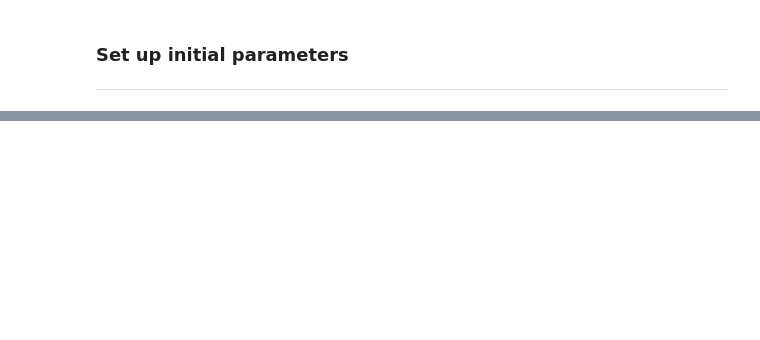
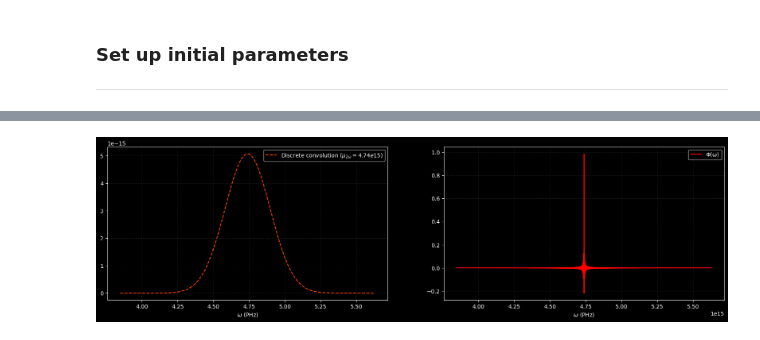
Before and after one commit to jusrojasrod/SHG-and-PDC-simulation, a Jupyter notebook: notebooks/exploracion/Second Harmonic Generation.ipynb, the cells around one changed output, grey strips where cells are left out. Saved outputs shown, nothing was run; the diff lists cells and outputs as text; code cells hidden in the pictures; blank space fills up the shorter version.

```diff
--- a/notebooks/exploracion/Second Harmonic Generation.ipynb
+++ b/notebooks/exploracion/Second Harmonic Generation.ipynb
@@ -207,0 +174,15 @@ Refractive index at 1.064 um (nx): 1.737926
+# %%
+# --- Visualización Comparativa entrada y salida---
+fig2, axs2 = plt.subplots(1,2,figsize=(20,5))
+
+axs2[0].plot(SHG_frequencies*1e-15, conv_result, label=r'Discrete convolution ($\mu_{2\omega}=4.74e15$)', linestyle='--', color='orangered')
+axs2[0].set_xlabel(r'$\omega$ (PHz)')
+axs2[0].legend()
+axs2[0].grid(True, linestyle='--', alpha=0.1)
+
+axs2[1].plot(SHG_frequencies, phi, label='Φ(ω)', color='r')
+axs2[1].set_xlabel(r'$\omega$ (PHz)')
+axs2[1].legend()
+axs2[1].grid(True, linestyle='--', alpha=0.1)
+# %% [output]
+[figure, added]
```
Also changed, not shown: parts of 21 cells of this notebook.
